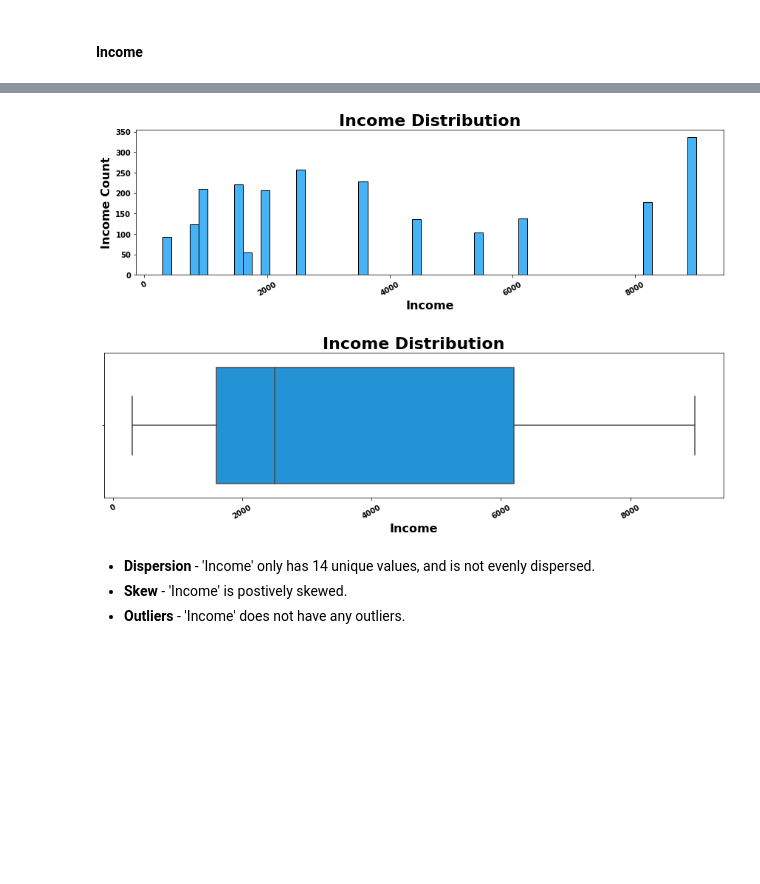
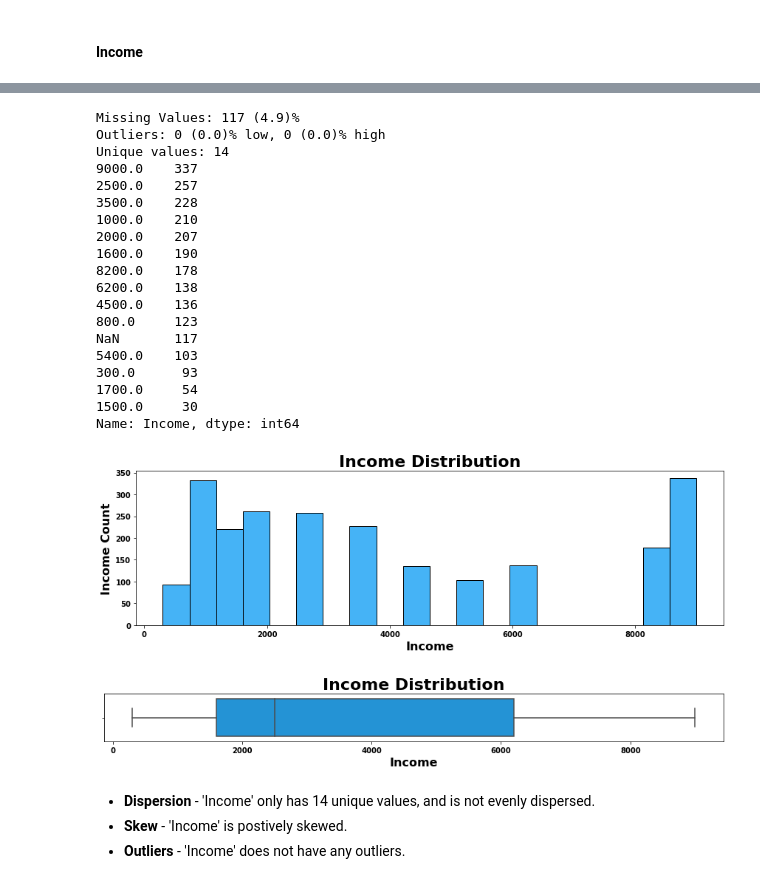
Before and after one commit to YBilodeau/Metabolic-Syndrome-Prediction-Project, a Jupyter notebook: Metabolic_Syndrome_Prediction.ipynb, the cells around one changed output, grey strips where cells are left out. Saved outputs shown, nothing was run; the diff lists cells and outputs as text; code cells hidden in the pictures; blank space fills up the shorter version.

```diff
--- a/Metabolic_Syndrome_Prediction.ipynb
+++ b/Metabolic_Syndrome_Prediction.ipynb
@@ -654,31 +653,48 @@ Name: Income, dtype: int64
+# %%
+# Display column statistics.
+column_statistics('Income')
+# %% [output]
+Missing Values: 117 (4.9)%
+Outliers: 0 (0.0)% low, 0 (0.0)% high
+Unique values: 14
+9000.0    337
+2500.0    257
+3500.0    228
+1000.0    210
+2000.0    207
+1600.0    190
+8200.0    178
+6200.0    138
+4500.0    136
+800.0     123
+NaN       117
+5400.0    103
+300.0      93
+1700.0     54
+1500.0     30
+Name: Income, dtype: int64
 # %%
 plt.figure(figsize = (12,4))
-
-sns.histplot(data=df, x='Income', color='#069AF3', bins=60);
-
+sns.histplot(data=df, x='Income', color='#069AF3', bins=20);
 plt.title('Income Distribution', fontsize = 22, weight='bold')
 plt.xlabel('Income', fontsize = 16, weight='bold')
 plt.ylabel('Income Count', fontsize = 16, weight='bold');
-plt.xticks(fontsize = 10, weight='bold', rotation=30)
+plt.xticks(fontsize = 10, weight='bold', rotation=0)
 plt.yticks(fontsize = 10, weight='bold');
-
 plt.tight_layout()
 plt.show;
 # %% [output]
-[figure, old version]
+[figure, new version]
 # %%
-plt.figure(figsize = (12, 4))
-
+plt.figure(figsize = (12, 2))
 sns.boxplot(data=df, x='Income', color='#069AF3');
-
 plt.title('Income Distribution', fontsize = 22, weight='bold')
 plt.xlabel('Income', fontsize = 16, weight='bold')
-plt.xticks(fontsize = 10, weight='bold', rotation=30)
-
+plt.xticks(fontsize = 10, weight='bold', rotation=0)
 plt.tight_layout()
 plt.show;
 # %% [output]
-[figure, old version]
+[figure, new version]
 # %% [markdown]
 - **Dispersion** - 'Income' only has 14 unique values, and is not evenly dispersed.
 - **Skew** - 'Income' is postively skewed.
```
Also changed, not shown: parts of 76 cells of this notebook.
